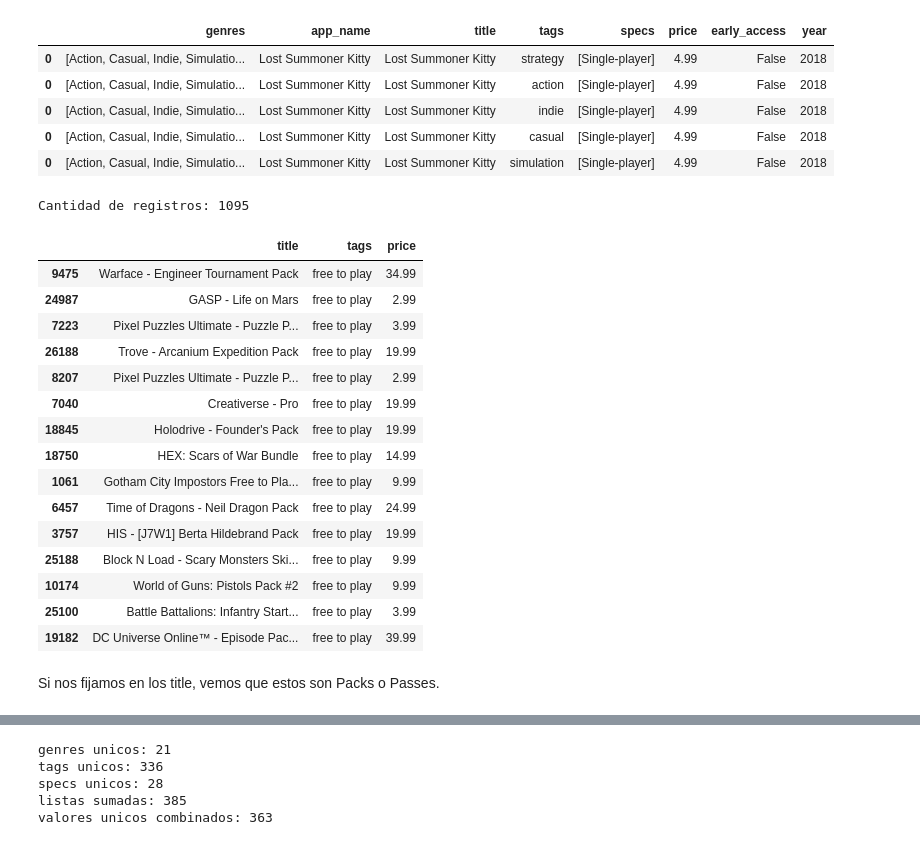
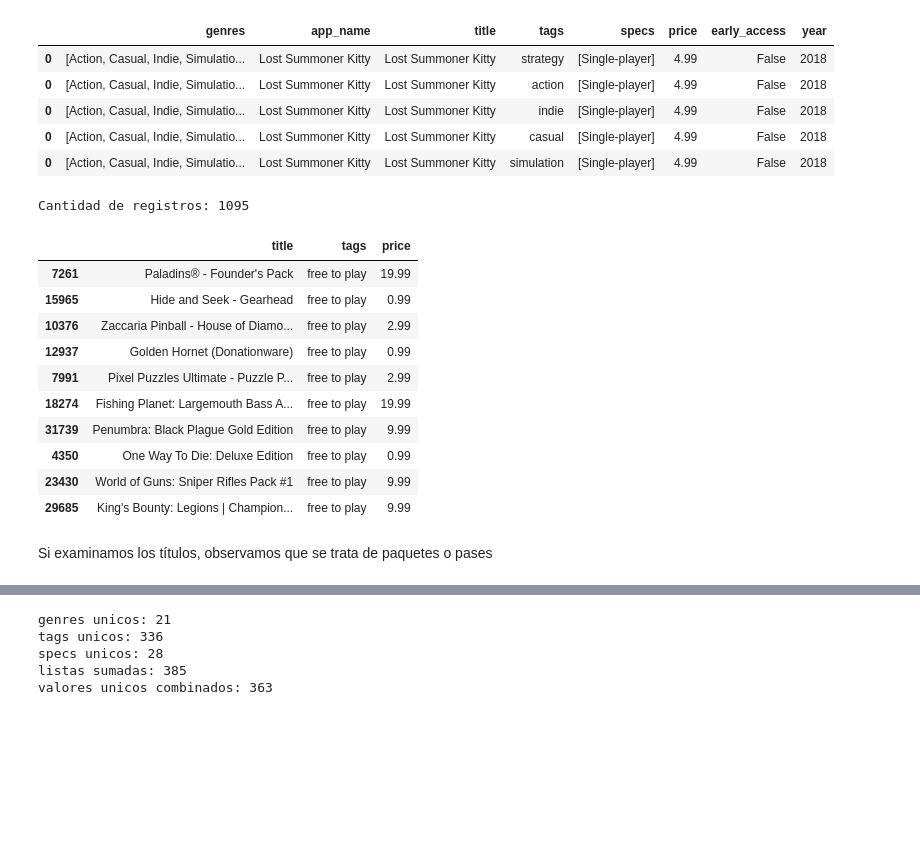
Before and after one commit to polsantis/Henry_Proyecto_Individual_1_PabloS, a Jupyter notebook: PI_ML_OPS_Pablo_ML_Data_finale.ipynb, the cells around one changed output, grey strips where cells are left out. Drawn from its saved outputs; the diff is of its cells as text; code cells hidden in the pictures; blank space fills up the shorter version.

```diff
--- a/PI_ML_OPS_Pablo_ML_Data_copy.ipynb
+++ b/PI_ML_OPS_Pablo_ML_Data_finale.ipynb
@@ -410,28 +397,23 @@ df_exploded.head()
 # %%
 mask = df_exploded['tags'] == 'free to play'
 df_exploded = df_exploded[mask]
 print(f"Cantidad de registros: {df_exploded.shape[0]}\n")
-df_exploded[['title', 'tags', 'price']].sample(15)
+df_exploded[['title', 'tags', 'price']].sample(10)
 # %% [output]
 Cantidad de registros: 1095
 |  | title | tags | price |
-| 9475 | Warface - Engineer Tournament Pack | free to play | 34.99 |
-| 24987 | GASP - Life on Mars | free to play | 2.99 |
-| 7223 | Pixel Puzzles Ultimate - Puzzle P... | free to play | 3.99 |
-| 26188 | Trove - Arcanium Expedition Pack | free to play | 19.99 |
-| 8207 | Pixel Puzzles Ultimate - Puzzle P... | free to play | 2.99 |
-| 7040 | Creativerse - Pro | free to play | 19.99 |
-| 18845 | Holodrive - Founder's Pack | free to play | 19.99 |
-| 18750 | HEX: Scars of War Bundle | free to play | 14.99 |
-| 1061 | Gotham City Impostors Free to Pla... | free to play | 9.99 |
-| 6457 | Time of Dragons - Neil Dragon Pack | free to play | 24.99 |
-| 3757 | HIS - [J7W1] Berta Hildebrand Pack | free to play | 19.99 |
-| 25188 | Block N Load - Scary Monsters Ski... | free to play | 9.99 |
-| 10174 | World of Guns: Pistols Pack #2 | free to play | 9.99 |
-| 25100 | Battle Battalions: Infantry Start... | free to play | 3.99 |
-| 19182 | DC Universe Online™ - Episode Pac... | free to play | 39.99 |
+| 7261 | Paladins® - Founder's Pack | free to play | 19.99 |
+| 15965 | Hide and Seek - Gearhead | free to play | 0.99 |
+| 10376 | Zaccaria Pinball - House of Diamo... | free to play | 2.99 |
+| 12937 | Golden Hornet (Donationware) | free to play | 0.99 |
+| 7991 | Pixel Puzzles Ultimate - Puzzle P... | free to play | 2.99 |
+| 18274 | Fishing Planet: Largemouth Bass A... | free to play | 19.99 |
+| 31739 | Penumbra: Black Plague Gold Edition | free to play | 9.99 |
+| 4350 | One Way To Die: Deluxe Edition | free to play | 0.99 |
+| 23430 | World of Guns: Sniper Rifles Pack #1 | free to play | 9.99 |
+| 29685 | King's Bounty: Legions | Champion... | free to play | 9.99 |
-# %% [markdown]
-Si nos fijamos en los title, vemos que estos son Packs o Passes.
+# %% [markdown]
+Si examinamos los títulos, observamos que se trata de paquetes o pases
 # %%
 paquetes = df['title'].str.contains('pack', case=False)
 paquetes = paquetes.fillna(False)
```
Also changed, not shown: parts of 47 cells of this notebook, 2 other files.
